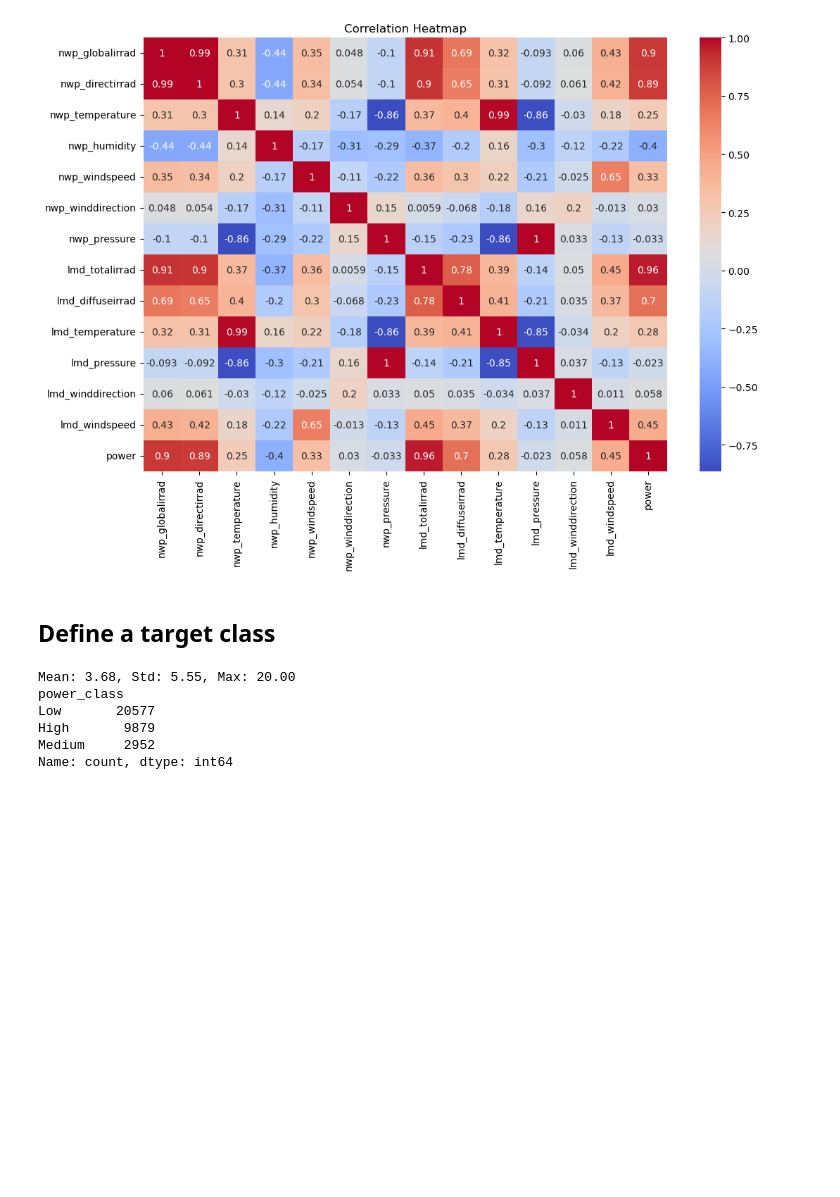
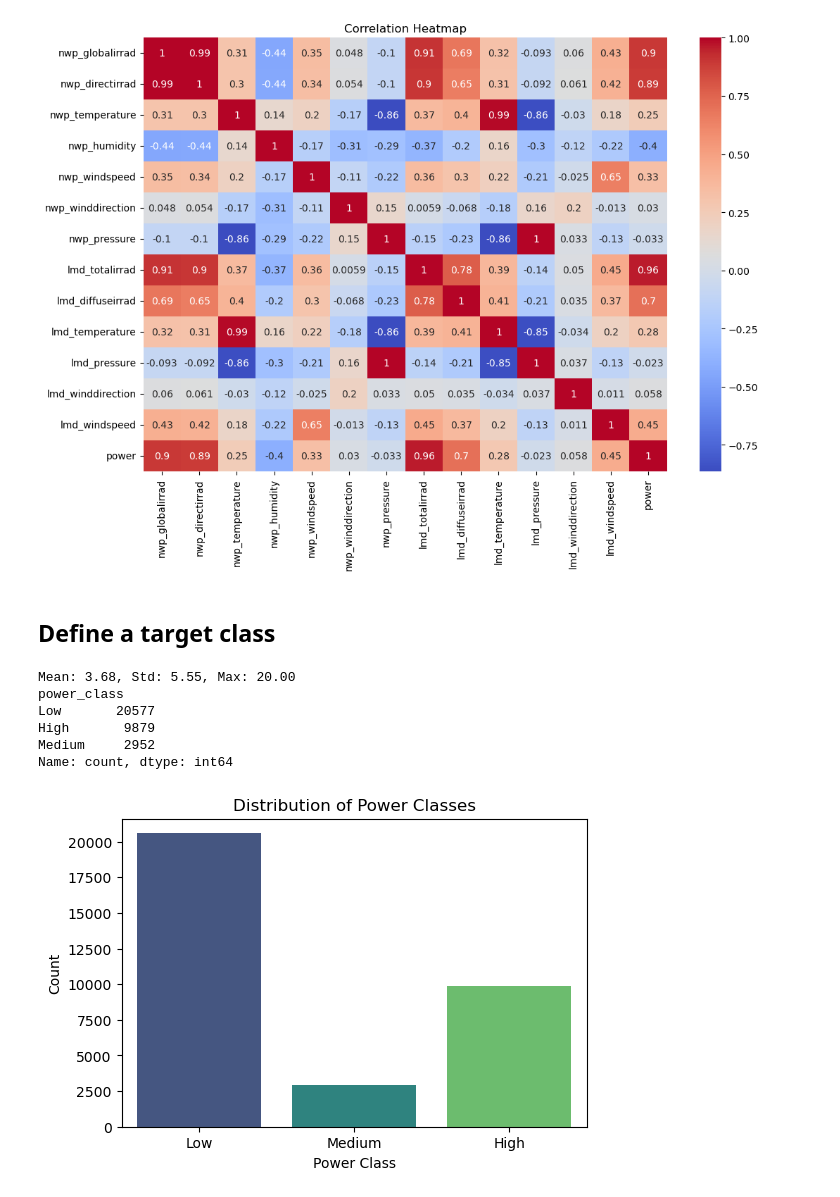
Before and after one commit to tolly00/capstone-project, a Jupyter notebook: Single-station_Trained_Model.ipynb, the cells around one changed output. Drawn from its saved outputs; the diff is of its cells as text; code cells hidden in the pictures; blank space fills up the shorter version.

Commit message:
Add plots visual for features

```diff
--- a/Single-station_Trained_Model.ipynb
+++ b/Single-station_Trained_Model.ipynb
@@ -105,3 +105,13 @@ Low       20577
 High       9879
 Medium     2952
 Name: count, dtype: int64
+# %%
+# visualization of the power class
+plt.figure(figsize=(6,4))
+sns.countplot(data=df, x='power_class', palette='viridis')
+plt.title('Distribution of Power Classes')
+plt.xlabel('Power Class')
+plt.ylabel('Count')
+plt.show()
+# %% [output]
+[figure, added]
```
Also changed, not shown: parts of 5 cells of this notebook.
